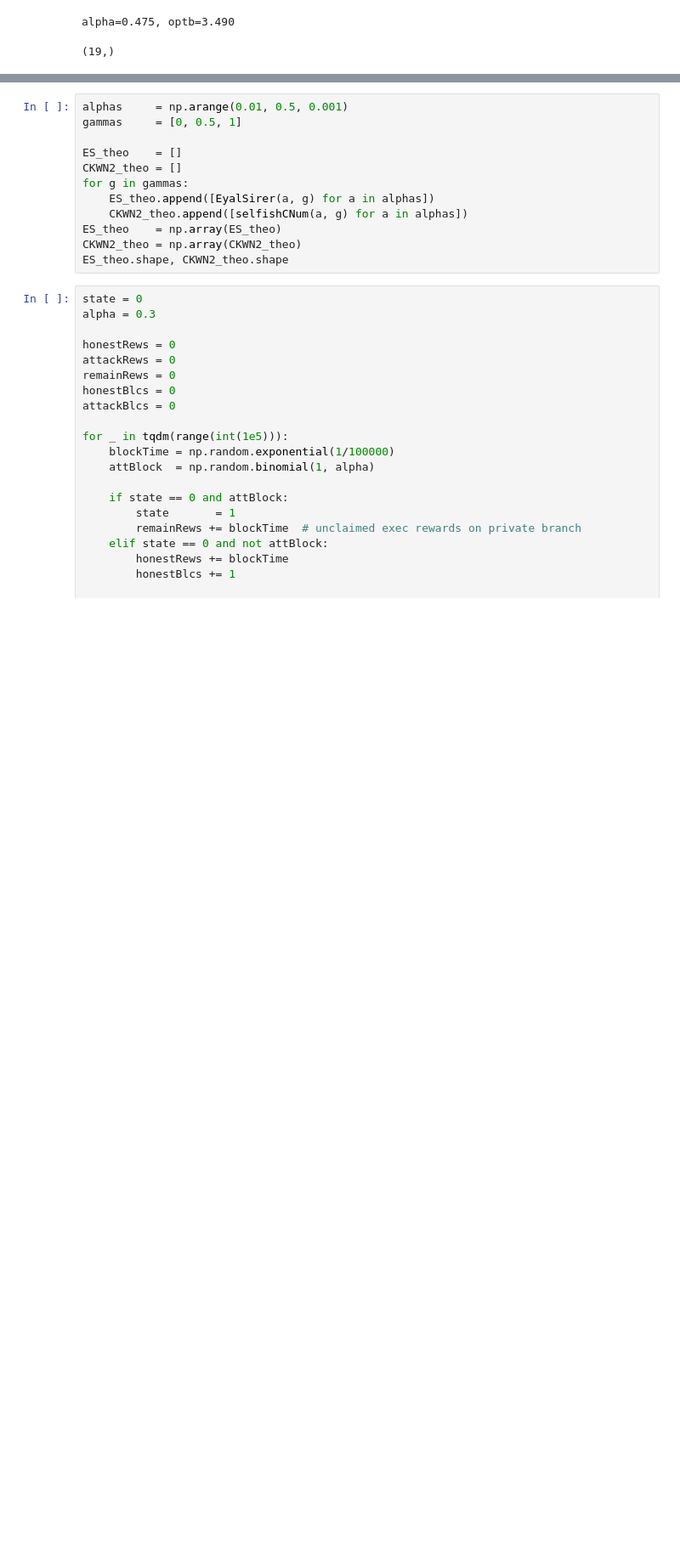
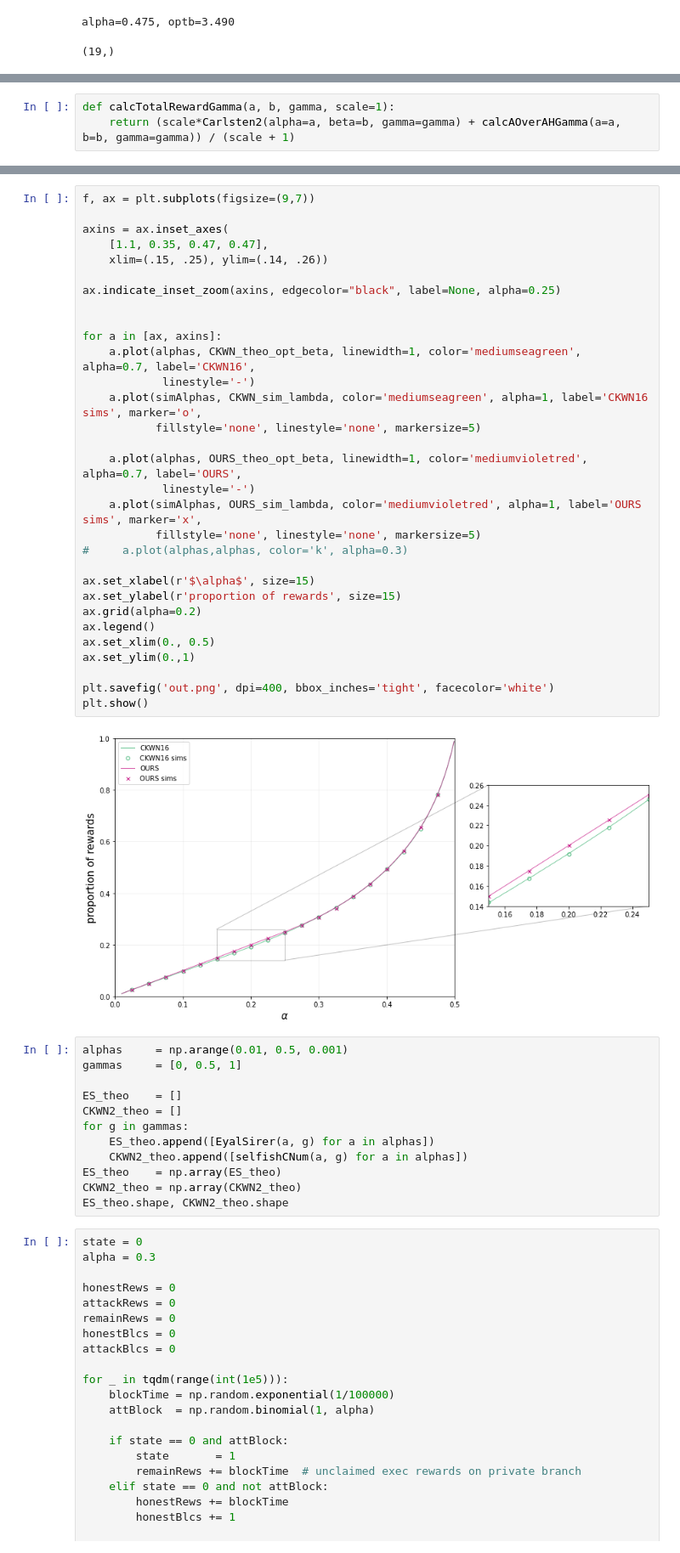
Before and after one commit to michaelneuder/opportunistic-mining, a Jupyter notebook: august.ipynb, the cells around one changed output, grey strips where cells are left out. Shown at 85% size. Drawn from its saved outputs; the diff is of its cells as text; blank space fills up the shorter version.

```diff
--- a/august.ipynb
+++ b/august.ipynb
@@ -807,0 +832,3 @@ plt.show()
+# %%
+def calcTotalRewardGamma(a, b, gamma, scale=1):
+    return (scale*Carlsten2(alpha=a, beta=b, gamma=gamma) + calcAOverAHGamma(a=a, b=b, gamma=gamma)) / (scale + 1)
@@ -808,3 +1007,36 @@ plt.show()
+# %%
+f, ax = plt.subplots(figsize=(9,7))
+
+axins = ax.inset_axes(
+    [1.1, 0.35, 0.47, 0.47],
+    xlim=(.15, .25), ylim=(.14, .26))
+
+ax.indicate_inset_zoom(axins, edgecolor="black", label=None, alpha=0.25)
+
+
+for a in [ax, axins]:
+    a.plot(alphas, CKWN_theo_opt_beta, linewidth=1, color='mediumseagreen', alpha=0.7, label='CKWN16',
+            linestyle='-')
+    a.plot(simAlphas, CKWN_sim_lambda, color='mediumseagreen', alpha=1, label='CKWN16 sims', marker='o',
+           fillstyle='none', linestyle='none', markersize=5)
+
+    a.plot(alphas, OURS_theo_opt_beta, linewidth=1, color='mediumvioletred', alpha=0.7, label='OURS',
+            linestyle='-')
+    a.plot(simAlphas, OURS_sim_lambda, color='mediumvioletred', alpha=1, label='OURS sims', marker='x',
+           fillstyle='none', linestyle='none', markersize=5)
+#     a.plot(alphas,alphas, color='k', alpha=0.3)
+
+ax.set_xlabel(r'$\alpha$', size=15)
+ax.set_ylabel(r'proportion of rewards', size=15)
+ax.grid(alpha=0.2)
+ax.legend()
+ax.set_xlim(0., 0.5)
+ax.set_ylim(0.,1)
+
+plt.savefig('out.png', dpi=400, bbox_inches='tight', facecolor='white')
+plt.show()
+# %% [output]
+[figure, added]
 # %%
 alphas     = np.arange(0.01, 0.5, 0.001)
 gammas     = [0, 0.5, 1]
```
Also changed, not shown: parts of 12 cells of this notebook.
